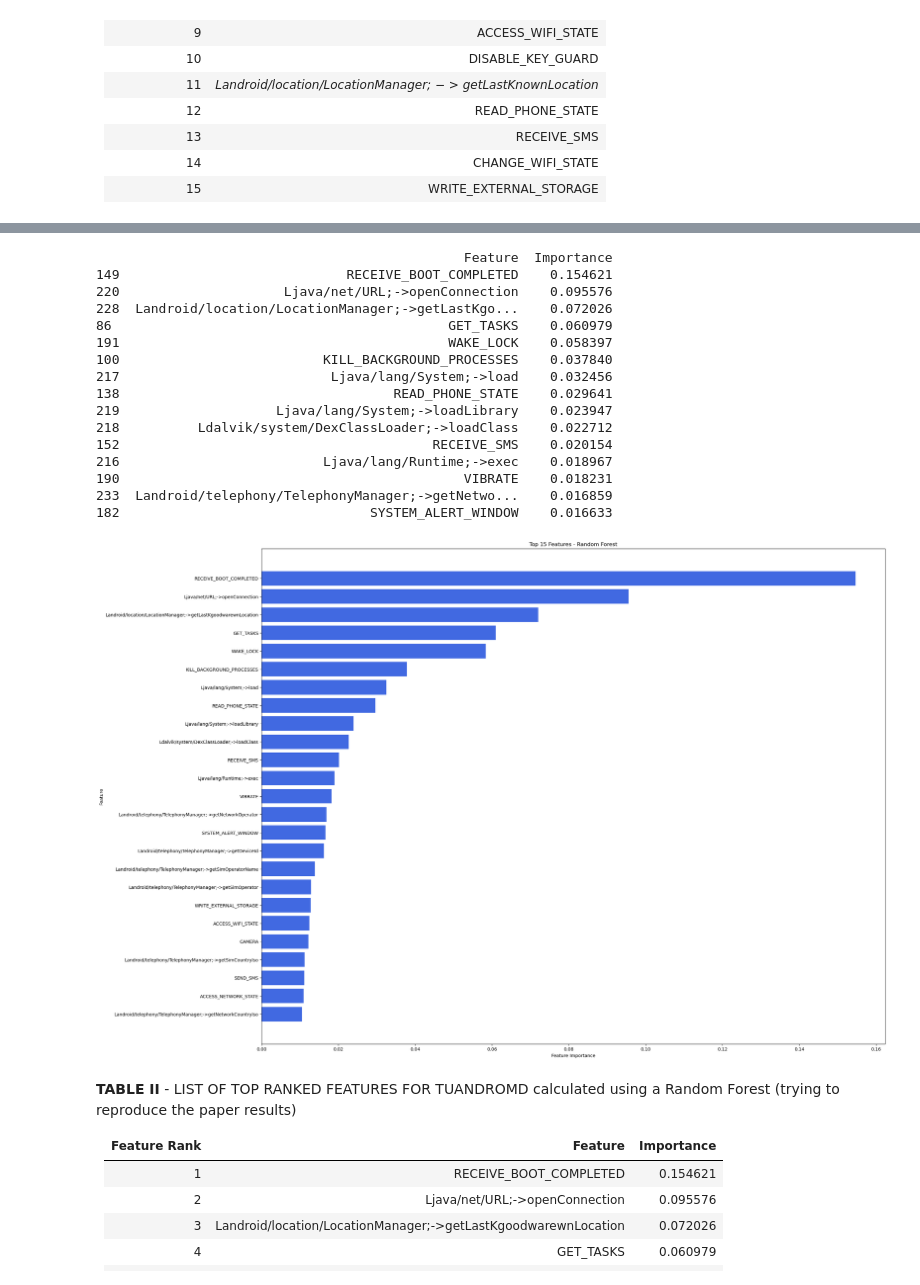
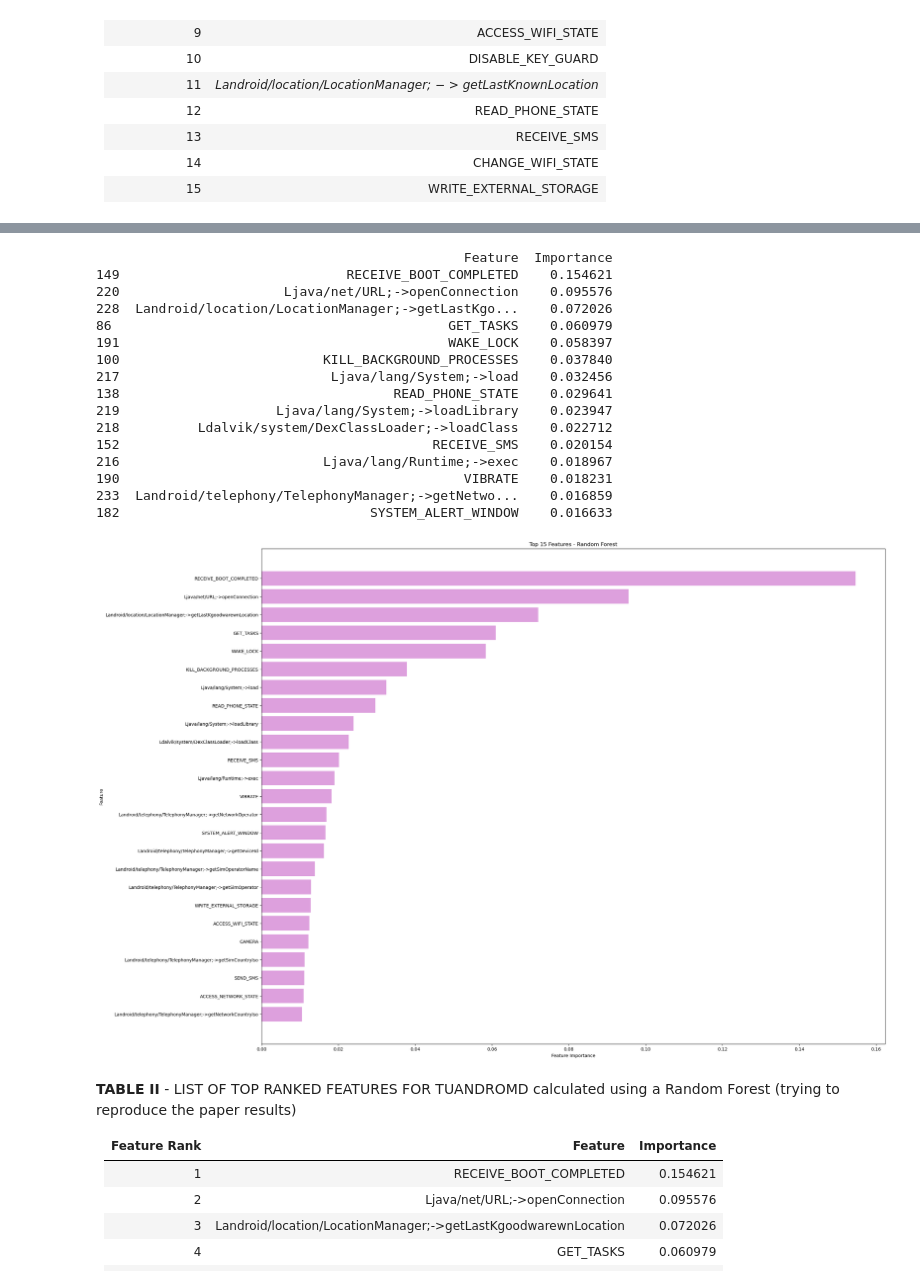
Before and after one commit to mariaabr/MCD, a Jupyter notebook: 2semestre/MDLE/assigment1/assignment1.ipynb, the cells around one changed output, grey strips where cells are left out. Cells and saved outputs as stored; diff of their text form; code cells hidden in the pictures.

```diff
--- a/2semestre/MDLE/assigment1/assignment1.ipynb
+++ b/2semestre/MDLE/assigment1/assignment1.ipynb
@@ -151,35 +147,35 @@ featureNames = X.columns
 
 dfFeatureImportance = pd.DataFrame({'Feature': featureNames, 'Importance': importances})
 
 # rank features by importance
 topFeatures = dfFeatureImportance.sort_values(by='Importance', ascending=False)
 print(topFeatures.head(15)) # to show all the 15 features
 
 plt.figure(figsize=(25, 20))
-plt.barh(topFeatures['Feature'].head(25), topFeatures['Importance'].head(25), color='royalblue')
+plt.barh(topFeatures['Feature'].head(25), topFeatures['Importance'].head(25), color='plum')
 plt.xlabel("Feature Importance")
 plt.ylabel("Feature")
 plt.title("Top 15 Features - Random Forest")
 plt.gca().invert_yaxis() # most important first place
 plt.show()
 # %% [output]
                                                Feature  Importance
 149                             RECEIVE_BOOT_COMPLETED    0.154621
 220                     Ljava/net/URL;->openConnection    0.095576
 228  Landroid/location/LocationManager;->getLastKgo...    0.072026
 86                                           GET_TASKS    0.060979
 191                                          WAKE_LOCK    0.058397
 100                          KILL_BACKGROUND_PROCESSES    0.037840
 217                           Ljava/lang/System;->load    0.032456
 138                                   READ_PHONE_STATE    0.029641
 219                    Ljava/lang/System;->loadLibrary    0.023947
 218          Ldalvik/system/DexClassLoader;->loadClass    0.022712
 152                                        RECEIVE_SMS    0.020154
 216                          Ljava/lang/Runtime;->exec    0.018967
 190                                            VIBRATE    0.018231
 233  Landroid/telephony/TelephonyManager;->getNetwo...    0.016859
 182                                SYSTEM_ALERT_WINDOW    0.016633
-[figure, old version]
+[figure, new version]
 # %% [markdown]
 **TABLE II** - LIST OF TOP RANKED FEATURES FOR TUANDROMD calculated using a Random Forest (trying to reproduce the paper results)
 
```
Also changed, not shown: parts of 15 cells of this notebook.
